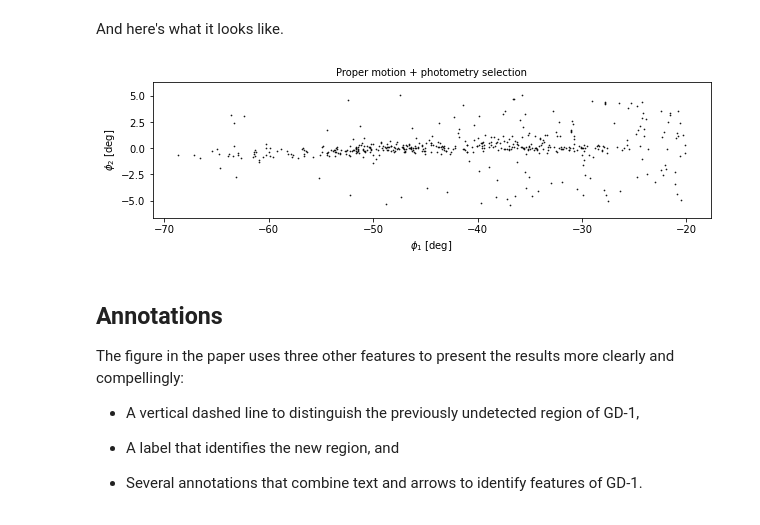
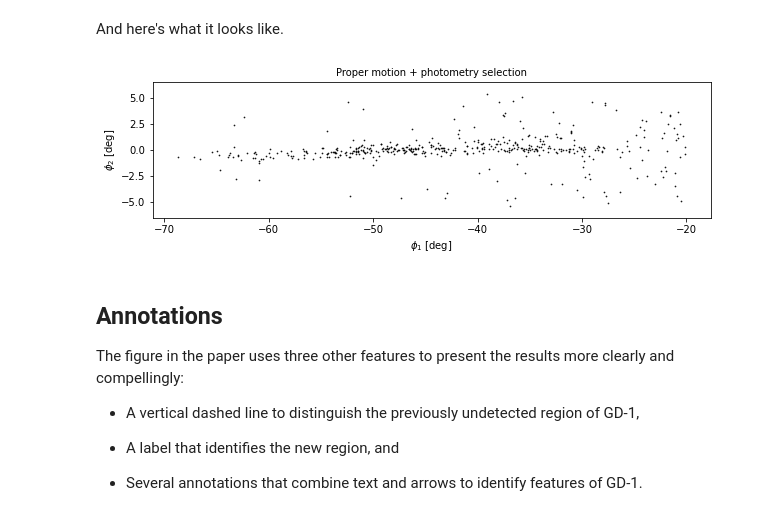
Before and after one commit to AllenDowney/AstronomicalData, a Jupyter notebook: _sources/07_plot.ipynb, the cells around one changed output. Saved outputs shown, nothing was run; the diff lists cells and outputs as text; code cells hidden in the pictures.

```diff
--- a/_sources/07_plot.ipynb
+++ b/_sources/07_plot.ipynb
@@ -147,7 +145,7 @@ gd1_merged.hdf5
 # %%
 import pandas as pd
 
-selected = pd.read_hdf(filename, 'selected')
+selected2 = pd.read_hdf(filename, 'selected2')
 # %%
 import matplotlib.pyplot as plt
 
@@ -166,9 +164,9 @@ def plot_second_selection(df):
 And here's what it looks like.
 # %%
 plt.figure(figsize=(10,2.5))
-plot_second_selection(selected)
+plot_second_selection(selected2)
 # %% [output]
-[figure, old version]
+[figure, new version]
 # %% [markdown]
 ## Annotations
 
```
Also changed, not shown: parts of 15 cells of this notebook, 34 other files.
